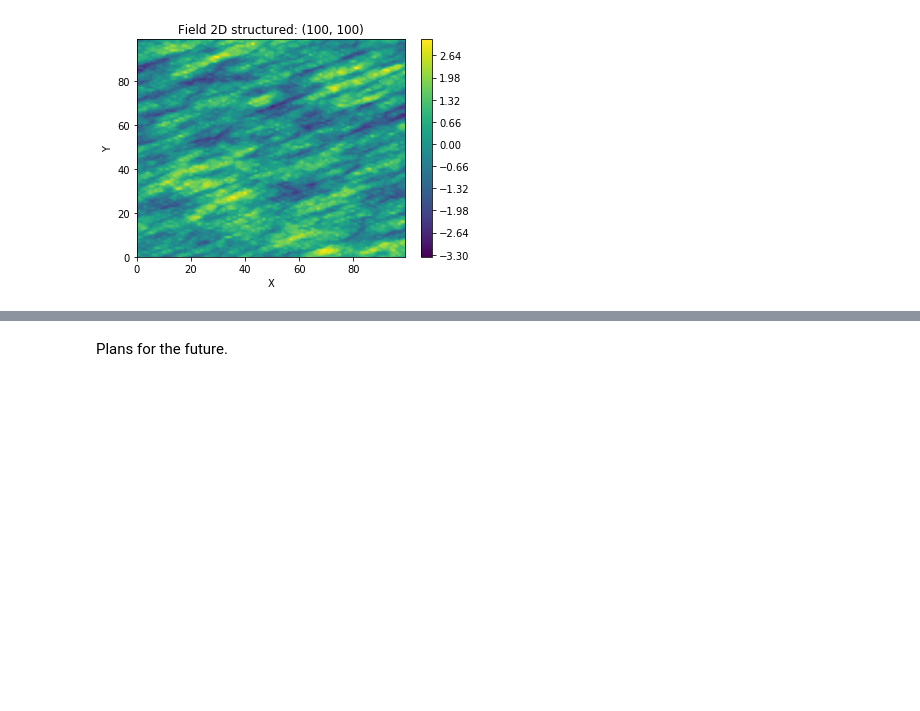
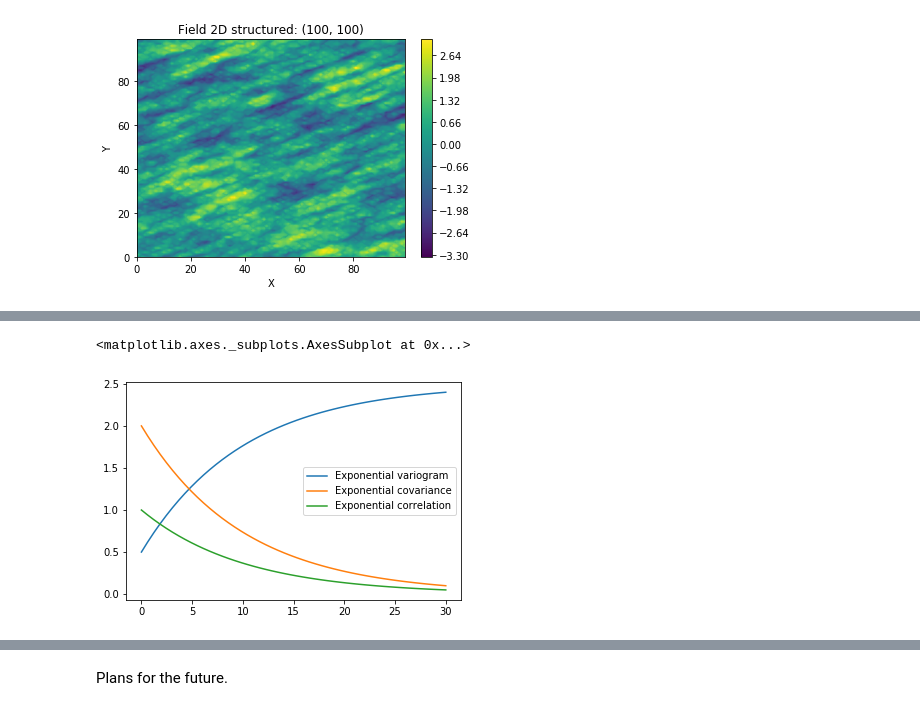
Before and after one commit to MuellerSeb/GSTools-EGU2020, a Jupyter notebook: EGU2020.ipynb, the cells around one changed output, grey strips where cells are left out. Saved outputs shown, nothing was run; the diff lists cells and outputs as text; code cells hidden in the pictures; blank space fills up the shorter version.

```diff
--- a/EGU2020.ipynb
+++ b/EGU2020.ipynb
@@ -98,0 +133,8 @@ srf.plot()
+# %%
+model = gs.Exponential(dim=3, var=2.0, len_scale=10, nugget=0.5)
+ax = model.plot("variogram")
+model.plot("covariance", ax=ax)
+model.plot("correlation", ax=ax)
+# %% [output]
+<matplotlib.axes._subplots.AxesSubplot at 0x...>
+[figure, added]
```
Also changed, not shown: parts of 31 cells of this notebook.
